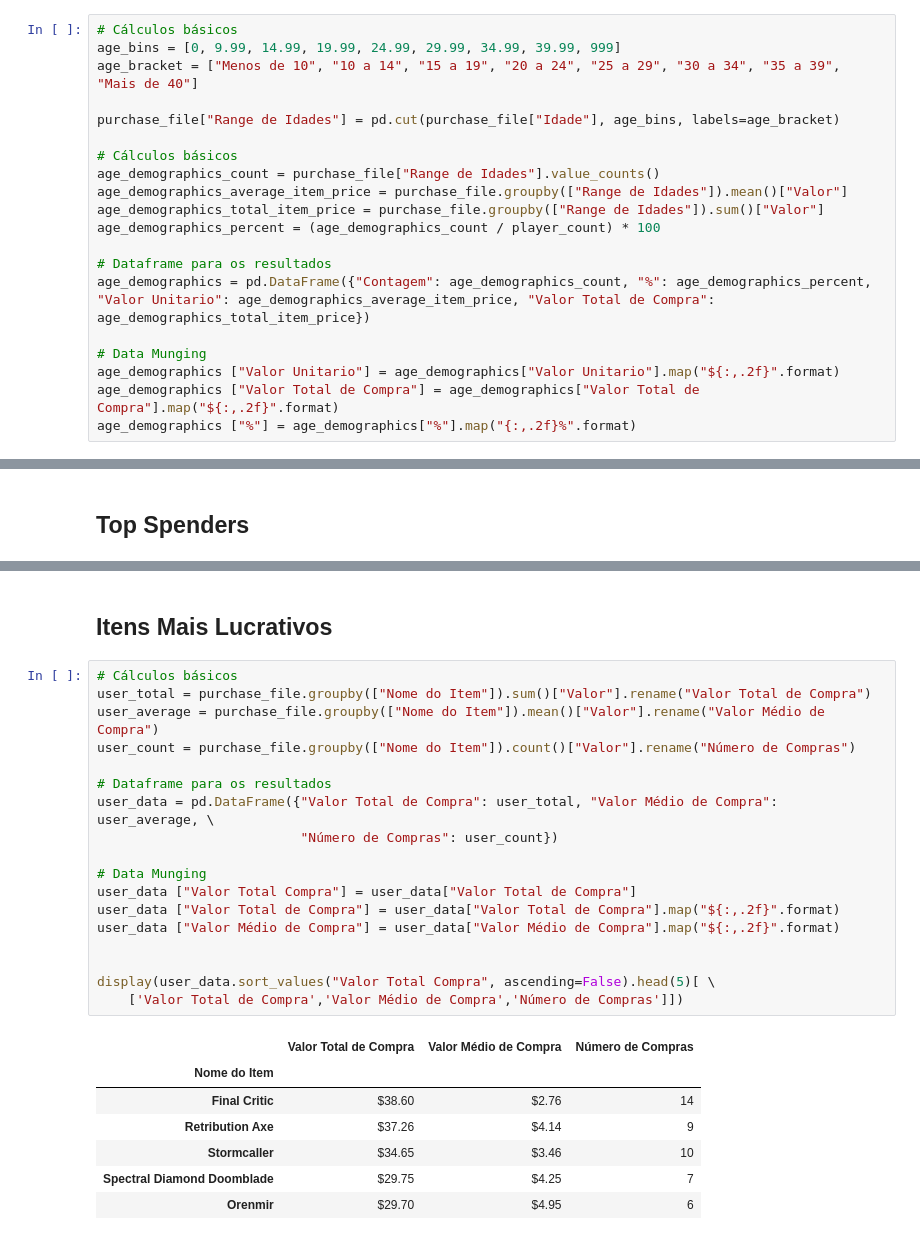
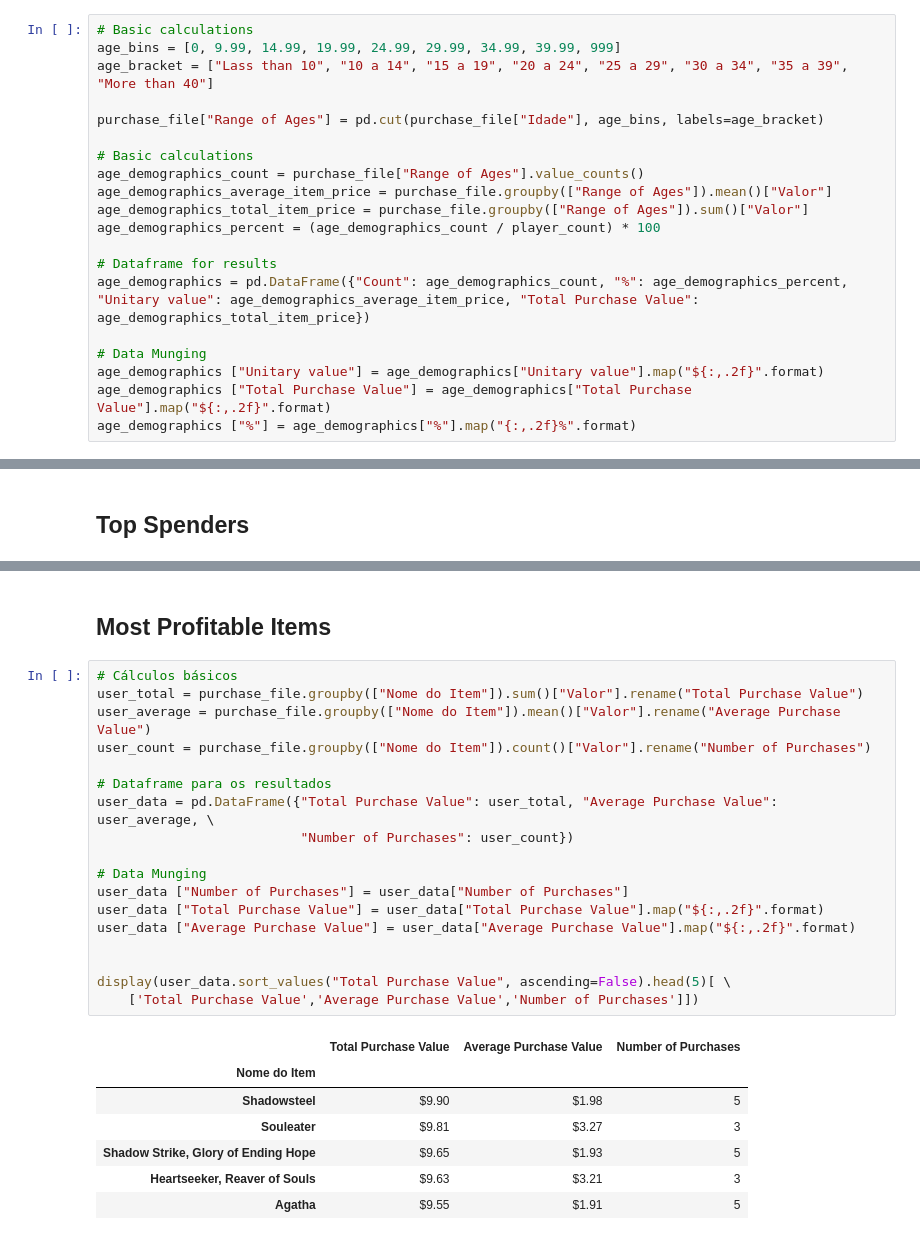
Before and after one commit to FelipeLopes93/Projeto_Analise_Exploratoria001, a Jupyter notebook: Analyze Consumer Buying Behavior.ipynb, the cells around one changed output, grey strips where cells are left out. Drawn from its saved outputs; the diff is of its cells as text.

```diff
--- a/Analyze Consumer Buying Behavior.ipynb
+++ b/Analyze Consumer Buying Behavior.ipynb
@@ -232,24 +232,24 @@ player_demographics
 | 779 | Feminino | Alim85 | 23 |
 573 rows × 3 columns
 # %%
-# Cálculos básicos
+# Basic calculations
 age_bins = [0, 9.99, 14.99, 19.99, 24.99, 29.99, 34.99, 39.99, 999]
-age_bracket = ["Menos de 10", "10 a 14", "15 a 19", "20 a 24", "25 a 29", "30 a 34", "35 a 39", "Mais de 40"]
+age_bracket = ["Lass than 10", "10 a 14", "15 a 19", "20 a 24", "25 a 29", "30 a 34", "35 a 39", "More than 40"]
 
-purchase_file["Range de Idades"] = pd.cut(purchase_file["Idade"], age_bins, labels=age_bracket)
+purchase_file["Range of Ages"] = pd.cut(purchase_file["Idade"], age_bins, labels=age_bracket)
 
-# Cálculos básicos
-age_demographics_count = purchase_file["Range de Idades"].value_counts()
-age_demographics_average_item_price = purchase_file.groupby(["Range de Idades"]).mean()["Valor"]
-age_demographics_total_item_price = purchase_file.groupby(["Range de Idades"]).sum()["Valor"]
+# Basic calculations
+age_demographics_count = purchase_file["Range of Ages"].value_counts()
+age_demographics_average_item_price = purchase_file.groupby(["Range of Ages"]).mean()["Valor"]
+age_demographics_total_item_price = purchase_file.groupby(["Range of Ages"]).sum()["Valor"]
 age_demographics_percent = (age_demographics_count / player_count) * 100
 
-# Dataframe para os resultados
-age_demographics = pd.DataFrame({"Contagem": age_demographics_count, "%": age_demographics_percent, "Valor Unitario": age_demographics_average_item_price, "Valor Total de Compra": age_demographics_total_item_price})
+# Dataframe for results
+age_demographics = pd.DataFrame({"Count": age_demographics_count, "%": age_demographics_percent, "Unitary value": age_demographics_average_item_price, "Total Purchase Value": age_demographics_total_item_price})
 
 # Data Munging
-age_demographics ["Valor Unitario"] = age_demographics["Valor Unitario"].map("${:,.2f}".format)
-age_demographics ["Valor Total de Compra"] = age_demographics["Valor Total de Compra"].map("${:,.2f}".format)
+age_demographics ["Unitary value"] = age_demographics["Unitary value"].map("${:,.2f}".format)
+age_demographics ["Total Purchase Value"] = age_demographics["Total Purchase Value"].map("${:,.2f}".format)
 age_demographics ["%"] = age_demographics["%"].map("{:,.2f}%".format)
 # %%
 # Resultado
@@ -339,31 +339,31 @@ user_data.sort_values("Número de Compras", ascending=False).head(5)
 | Betrayal, Whisper of Grieving Widows | $25.85 | $2.35 | 11 |
 | Stormcaller | $34.65 | $3.46 | 10 |
 | Woeful Adamantite Claymore | $11.16 | $1.24 | 9 |
-# %% [markdown]
-## Itens Mais Lucrativos
+# %% [markdown]
+## Most Profitable Items
 # %%
 # Cálculos básicos
-user_total = purchase_file.groupby(["Nome do Item"]).sum()["Valor"].rename("Valor Total de Compra")
-user_average = purchase_file.groupby(["Nome do Item"]).mean()["Valor"].rename("Valor Médio de Compra")
-user_count = purchase_file.groupby(["Nome do Item"]).count()["Valor"].rename("Número de Compras")
+user_total = purchase_file.groupby(["Nome do Item"]).sum()["Valor"].rename("Total Purchase Value")
+user_average = purchase_file.groupby(["Nome do Item"]).mean()["Valor"].rename("Average Purchase Value")
+user_count = purchase_file.groupby(["Nome do Item"]).count()["Valor"].rename("Number of Purchases")
 
 # Dataframe para os resultados
-user_data = pd.DataFrame({"Valor Total de Compra": user_total, "Valor Médio de Compra": user_average, \
-                          "Número de Compras": user_count})
+user_data = pd.DataFrame({"Total Purchase Value": user_total, "Average Purchase Value": user_average, \
+                          "Number of Purchases": user_count})
 
 # Data Munging
-user_data ["Valor Total Compra"] = user_data["Valor Total de Compra"]
-user_data ["Valor Total de Compra"] = user_data["Valor Total de Compra"].map("${:,.2f}".format)
-user_data ["Valor Médio de Compra"] = user_data["Valor Médio de Compra"].map("${:,.2f}".format)
+user_data ["Number of Purchases"] = user_data["Number of Purchases"]
+user_data ["Total Purchase Value"] = user_data["Total Purchase Value"].map("${:,.2f}".format)
+user_data ["Average Purchase Value"] = user_data["Average Purchase Value"].map("${:,.2f}".format)
 
 
-display(user_data.sort_values("Valor Total Compra", ascending=False).head(5)[ \
-    ['Valor Total de Compra','Valor Médio de Compra','Número de Compras']])
+display(user_data.sort_values("Total Purchase Value", ascending=False).head(5)[ \
+    ['Total Purchase Value','Average Purchase Value','Number of Purchases']])
 # %% [output]
-|  | Valor Total de Compra | Valor Médio de Compra | Número de Compras |
+|  | Total Purchase Value | Average Purchase Value | Number of Purchases |
 | Nome do Item |  |  |  |
-| Final Critic | $38.60 | $2.76 | 14 |
-| Retribution Axe | $37.26 | $4.14 | 9 |
-| Stormcaller | $34.65 | $3.46 | 10 |
-| Spectral Diamond Doomblade | $29.75 | $4.25 | 7 |
-| Orenmir | $29.70 | $4.95 | 6 |
+| Shadowsteel | $9.90 | $1.98 | 5 |
+| Souleater | $9.81 | $3.27 | 3 |
+| Shadow Strike, Glory of Ending Hope | $9.65 | $1.93 | 5 |
+| Heartseeker, Reaver of Souls | $9.63 | $3.21 | 3 |
+| Agatha | $9.55 | $1.91 | 5 |
```
Also changed, not shown: parts of 22 cells of this notebook.
